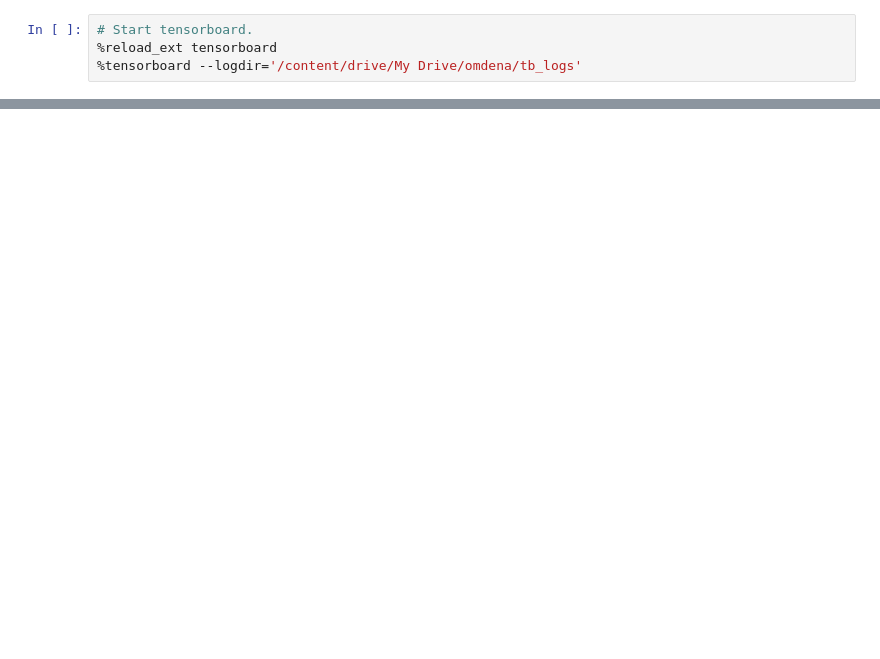
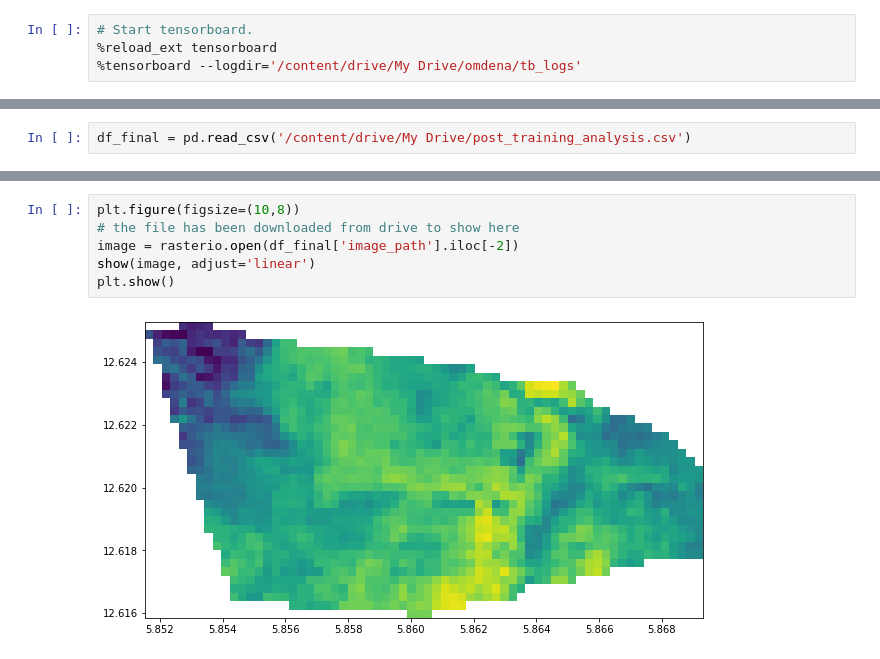
Before and after one commit to ishgirwan/gee, a Jupyter notebook: training_model.ipynb, the cells around one changed output, grey strips where cells are left out. Saved outputs shown, nothing was run; the diff lists cells and outputs as text; blank space fills up the shorter version.

```diff
--- a/training_model.ipynb
+++ b/training_model.ipynb
@@ -377,0 +399,2 @@ trainer.test()
+# %%
+df_final = pd.read_csv('/content/drive/My Drive/post_training_analysis.csv')
@@ -377,0 +424,8 @@ trainer.test()
+# %%
+plt.figure(figsize=(10,8))
+# the file has been downloaded from drive to show here
+image = rasterio.open(df_final['image_path'].iloc[-2])
+show(image, adjust='linear')
+plt.show()
+# %% [output]
+[figure, added]
```
Also changed, not shown: parts of 34 cells of this notebook.
